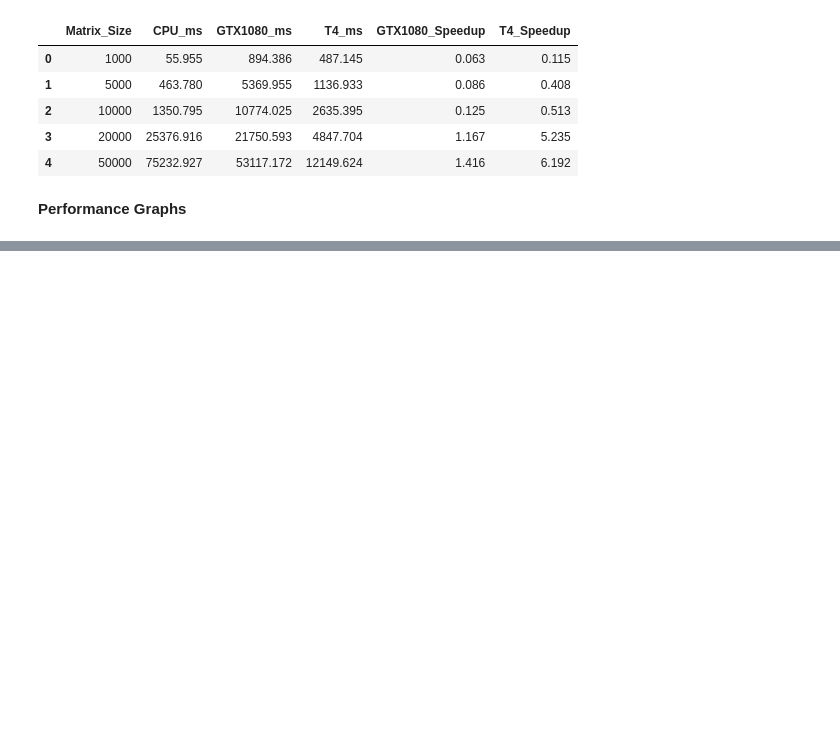
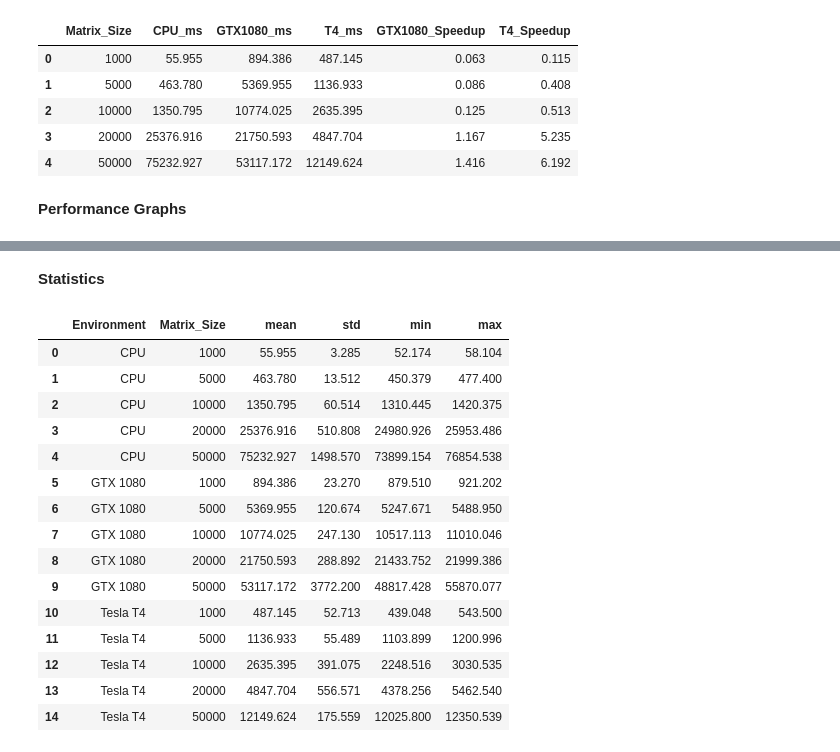
Before and after one commit to GiriPrasathK/Intelligent-System-Project, a Jupyter notebook: Notebooks/Local_GPU_Benchmark.ipynb, the cells around one changed output, grey strips where cells are left out. Saved outputs shown, nothing was run; the diff lists cells and outputs as text; code cells hidden in the pictures; blank space fills up the shorter version.

```diff
--- a/Notebooks/Local_GPU_Benchmark.ipynb
+++ b/Notebooks/Local_GPU_Benchmark.ipynb
@@ -1121,0 +1151,52 @@ plt.show()
+# %% [markdown]
+**Statistics**
+# %%
+
+# Statistical summary of repeated benchmark results
+
+def calculate_statistics(df, environment):
+    summary = (
+        df.groupby("Matrix_Size")["Execution_Time_ms"]
+        .agg(["mean", "std", "min", "max"])
+        .reset_index()
+    )
+
+    summary["Environment"] = environment
+    return summary
+
+cpu_stats = calculate_statistics(cpu_repeated_df, "CPU")
+gtx_stats = calculate_statistics(gtx_repeated_df, "GTX 1080")
+t4_stats = calculate_statistics(t4_repeated_df, "Tesla T4")
+
+statistics_df = pd.concat(
+    [cpu_stats, gtx_stats, t4_stats],
+    ignore_index=True
+)
+
+statistics_df = statistics_df[
+    ["Environment", "Matrix_Size", "mean", "std", "min", "max"]
+]
+
+display(statistics_df.round(3))
+
+statistics_df.to_csv(
+    "benchmark_statistical_summary.csv",
+    index=False
+)
+# %% [output]
+|  | Environment | Matrix_Size | mean | std | min | max |
+| 0 | CPU | 1000 | 55.955 | 3.285 | 52.174 | 58.104 |
+| 1 | CPU | 5000 | 463.780 | 13.512 | 450.379 | 477.400 |
+| 2 | CPU | 10000 | 1350.795 | 60.514 | 1310.445 | 1420.375 |
+| 3 | CPU | 20000 | 25376.916 | 510.808 | 24980.926 | 25953.486 |
+| 4 | CPU | 50000 | 75232.927 | 1498.570 | 73899.154 | 76854.538 |
+| 5 | GTX 1080 | 1000 | 894.386 | 23.270 | 879.510 | 921.202 |
+| 6 | GTX 1080 | 5000 | 5369.955 | 120.674 | 5247.671 | 5488.950 |
+| 7 | GTX 1080 | 10000 | 10774.025 | 247.130 | 10517.113 | 11010.046 |
+| 8 | GTX 1080 | 20000 | 21750.593 | 288.892 | 21433.752 | 21999.386 |
+| 9 | GTX 1080 | 50000 | 53117.172 | 3772.200 | 48817.428 | 55870.077 |
+| 10 | Tesla T4 | 1000 | 487.145 | 52.713 | 439.048 | 543.500 |
+| 11 | Tesla T4 | 5000 | 1136.933 | 55.489 | 1103.899 | 1200.996 |
+| 12 | Tesla T4 | 10000 | 2635.395 | 391.075 | 2248.516 | 3030.535 |
+| 13 | Tesla T4 | 20000 | 4847.704 | 556.571 | 4378.256 | 5462.540 |
+| 14 | Tesla T4 | 50000 | 12149.624 | 175.559 | 12025.800 | 12350.539 |
```
Also changed, not shown: parts of 2 cells of this notebook.
